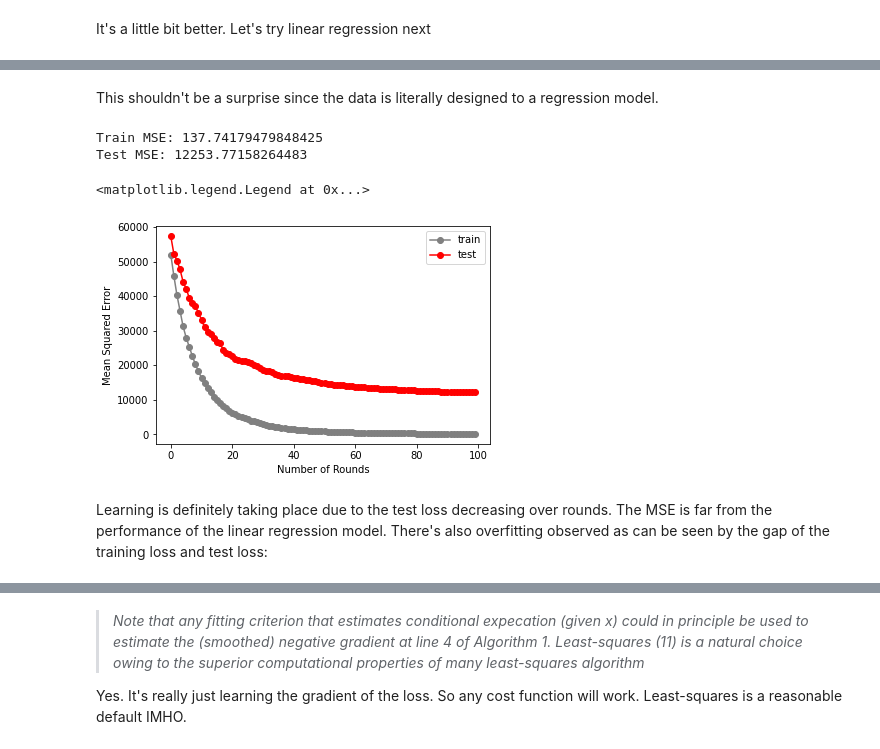
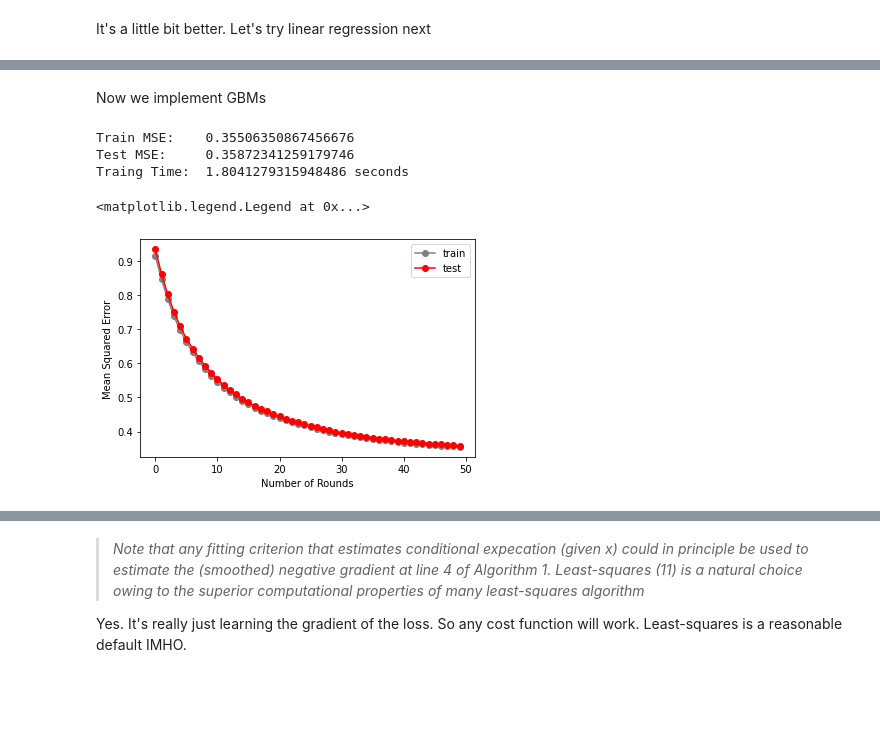
Before and after one commit to mattsgithub/papers-deconstructed, a Jupyter notebook: greedy_function_approximation_a_gradient_boosting_machine.ipynb, the cells around one changed output, grey strips where cells are left out. Saved outputs shown, nothing was run; the diff lists cells and outputs as text; code cells hidden in the pictures; blank space fills up the shorter version.

```diff
--- a/greedy_function_approximation_a_gradient_boosting_machine.ipynb
+++ b/greedy_function_approximation_a_gradient_boosting_machine.ipynb
@@ -570,0 +582,6 @@ Our first step is to generate some simple data. Here we use sklearn to generate
+# %%
+ds = sklearn.datasets.fetch_california_housing(return_X_y=False, download_if_missing=True)
+# %%
+# Median house value in units of $100,000
+y = ds.target
+y
@@ -570,0 +590,12 @@ Our first step is to generate some simple data. Here we use sklearn to generate
+# %%
+# We will ignore lat and long for our purposes
+# MedInc     = median income in block group
+# HouseAge   = median house age in block group
+# AveRooms   = average number of rooms per household
+# AveBedrms  = average number of bedrooms per household
+# Population = block group population
+# AveOccup   = average number of household members
+# Latitude   = block group latitude
+# Longitude  = block group longitude
+X = ds.data[:,0:-2]
+ds.feature_names
@@ -601,6 +644,9 @@ Test MSE: 62754.382231592
 # %%
 # Compare to a single decision tree
-decision_tree_baseline = DecisionTreeRegressor(max_depth=3)
+# We can of course, play with different max depths
+# Not setting max depth will immediately cause
+# the model to overfit. Try it for yourself.
+decision_tree_baseline = DecisionTreeRegressor(max_depth=2)
 decision_tree_baseline.fit(X_train, y_train)
 train_error = mean_squared_error(y_train, decision_tree_baseline.predict(X_train))
 test_error = mean_squared_error(y_test, decision_tree_baseline.predict(X_test))
@@ -625,3 +671,3 @@ Test MSE: 1.315096446686379e-25
-# %% [markdown]
-This shouldn't be a surprise since the data is literally designed to a regression model.
+# %% [markdown]
+Now we implement GBMs
 # %%
@@ -727,35 +760,34 @@ class GBM():
 
         return y_hat
 # %%
-from scipy.special import expit
 from sklearn.tree import DecisionTreeRegressor
 from sklearn.metrics import mean_squared_error
 
-model = GBM(loss_fn='mse',
-            booster=DecisionTreeRegressor(max_depth=3),
-            n_boost=100,
-            step_size=0.1,
+model = GBM(loss_fn='least_squares',
+            booster=DecisionTreeRegressor(max_depth=2, criterion='friedman_mse'),
+            n_boost=50,
+            step_size=.1,
             X_test=X_test,
             y_test=y_test)
 
 model.fit(X_train, y_train)
 
 train_error = mean_squared_error(y_train, model.predict(X_train))
 test_error = mean_squared_error(y_test, model.predict(X_test))
 
-print(f'Train MSE: {train_error}')
-print(f'Test MSE: {test_error}')
+print(f'Train MSE:    {train_error}')
+print(f'Test MSE:     {test_error}')
+print(f'Traing Time:  {model.training_time} seconds')
 
 fig, ax = plt.subplots()
 ax.plot(range(len(model.training_loss)), model.training_loss, marker='o', color='gray', label='train')
 ax.plot(range(len(model.test_loss)), model.test_loss, marker='o', color='red', label='test')
 ax.set_ylabel('Mean Squared Error')
 ax.set_xlabel('Number of Rounds')
 plt.legend()
 # %% [output]
-Train MSE: 137.74179479848425
-Test MSE: 12253.77158264483
+Train MSE:    0.35506350867456676
+Test MSE:     0.35872341259179746
+Traing Time:  1.8041279315948486 seconds
 <matplotlib.legend.Legend at 0x...>
-[figure, old version]
+[figure, new version]
-# %% [markdown]
-Learning is definitely taking place due to the test loss decreasing over rounds. The MSE is far from the performance of the linear regression model. There's also overfitting observed as can be seen by the gap of the training loss and test loss:
```
Also changed, not shown: parts of 12 cells of this notebook.
